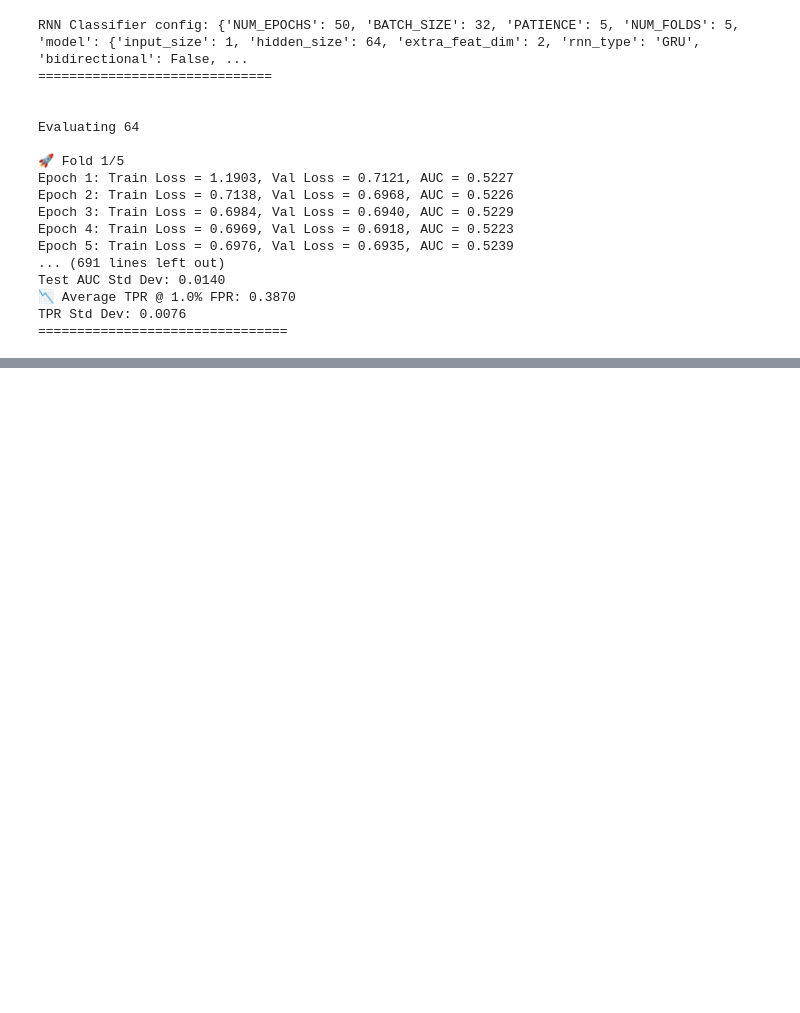
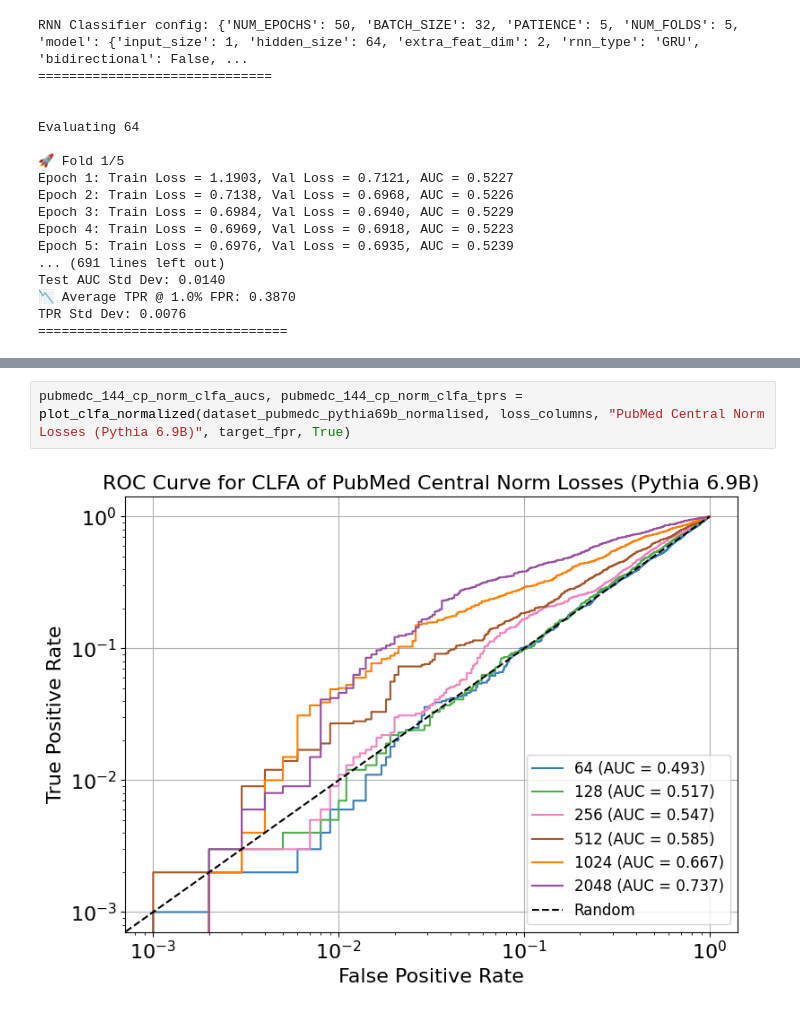
Before and after one commit to ongsici/checkpoints_mia, a Jupyter notebook: checkpoint_mia_techniques/pythia/normalised_loss_traces/attention_based_rnn.ipynb, the cells around one changed output, grey strips where cells are left out. Drawn from its saved outputs; the diff is of its cells as text; blank space fills up the shorter version.

```diff
--- a/checkpoint_mia_techniques/pythia/normalised_loss_traces/attention_based_rnn.ipynb
+++ b/checkpoint_mia_techniques/pythia/normalised_loss_traces/attention_based_rnn.ipynb
@@ -91,0 +107,4 @@ TPR Std Dev: 0.0076
+# %%
+pubmedc_144_cp_norm_clfa_aucs, pubmedc_144_cp_norm_clfa_tprs = plot_clfa_normalized(dataset_pubmedc_pythia69b_normalised, loss_columns, "PubMed Central Norm Losses (Pythia 6.9B)", target_fpr, True)
+# %% [output]
+[figure, added]
```
Also changed, not shown: parts of 27 cells of this notebook.
